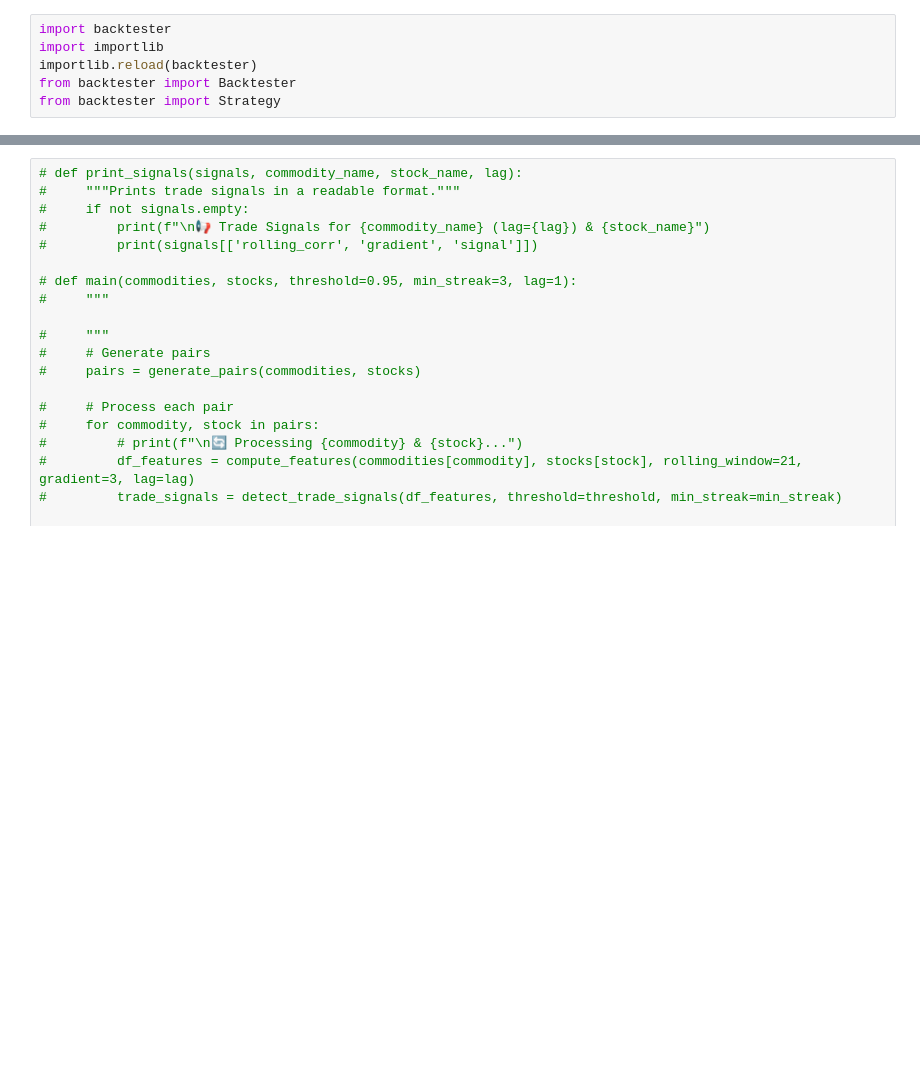
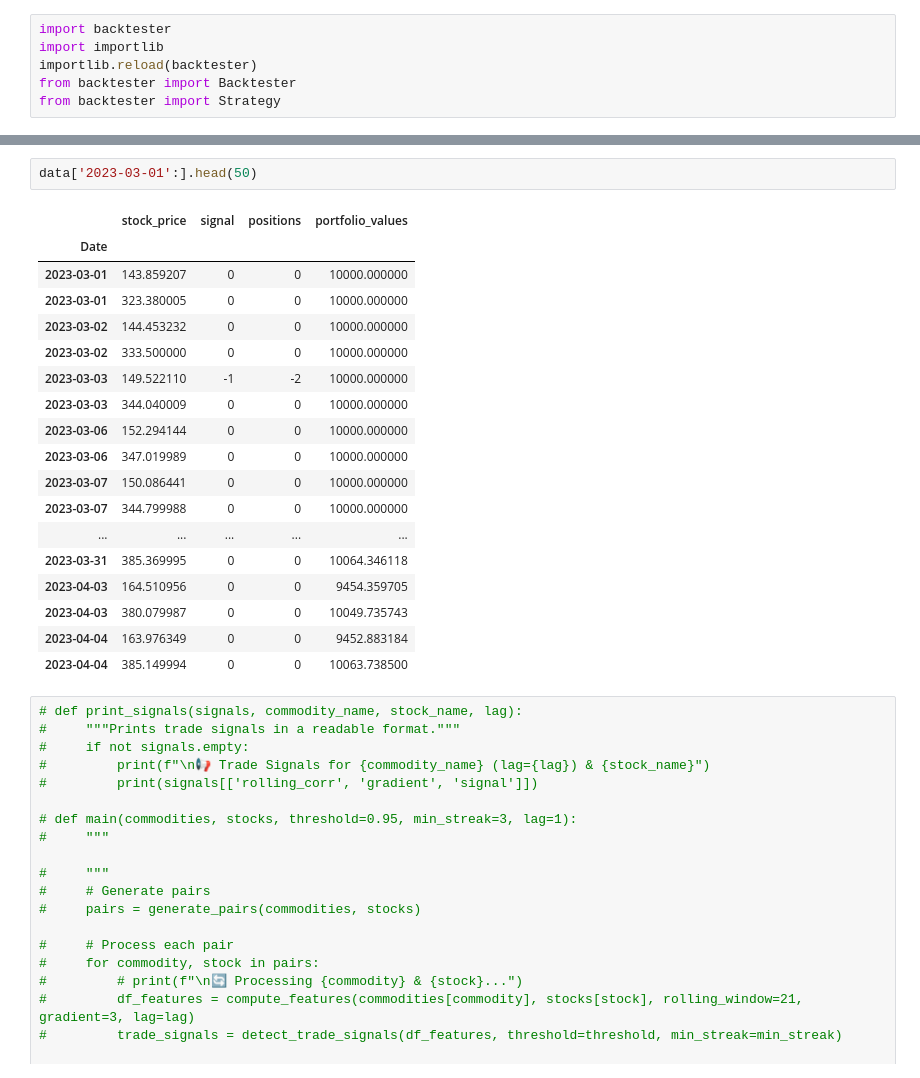
Before and after one commit to GeronimoBWalker/commodity, a Jupyter notebook: Backtest/signals.ipynb, the cells around one changed output, grey strips where cells are left out. Saved outputs shown, nothing was run; the diff lists cells and outputs as text; blank space fills up the shorter version.

```diff
--- a/Backtest/signals.ipynb
+++ b/Backtest/signals.ipynb
@@ -307,3 +549,24 @@ backtester.daily_portfolio_values
+# %%
+data['2023-03-01':].head(50)
+# %% [output]
+|  | stock_price | signal | positions | portfolio_values |
+| Date |  |  |  |  |
+| 2023-03-01 | 143.859207 | 0 | 0 | 10000.000000 |
+| 2023-03-01 | 323.380005 | 0 | 0 | 10000.000000 |
+| 2023-03-02 | 144.453232 | 0 | 0 | 10000.000000 |
+| 2023-03-02 | 333.500000 | 0 | 0 | 10000.000000 |
+| 2023-03-03 | 149.522110 | -1 | -2 | 10000.000000 |
+| 2023-03-03 | 344.040009 | 0 | 0 | 10000.000000 |
+| 2023-03-06 | 152.294144 | 0 | 0 | 10000.000000 |
+| 2023-03-06 | 347.019989 | 0 | 0 | 10000.000000 |
+| 2023-03-07 | 150.086441 | 0 | 0 | 10000.000000 |
+| 2023-03-07 | 344.799988 | 0 | 0 | 10000.000000 |
+| ... | ... | ... | ... | ... |
+| 2023-03-31 | 385.369995 | 0 | 0 | 10064.346118 |
+| 2023-04-03 | 164.510956 | 0 | 0 | 9454.359705 |
+| 2023-04-03 | 380.079987 | 0 | 0 | 10049.735743 |
+| 2023-04-04 | 163.976349 | 0 | 0 | 9452.883184 |
+| 2023-04-04 | 385.149994 | 0 | 0 | 10063.738500 |
 # %%
 # def print_signals(signals, commodity_name, stock_name, lag):
 #     """Prints trade signals in a readable format."""
```
Also changed, not shown: parts of 18 cells of this notebook, 2 other files.
